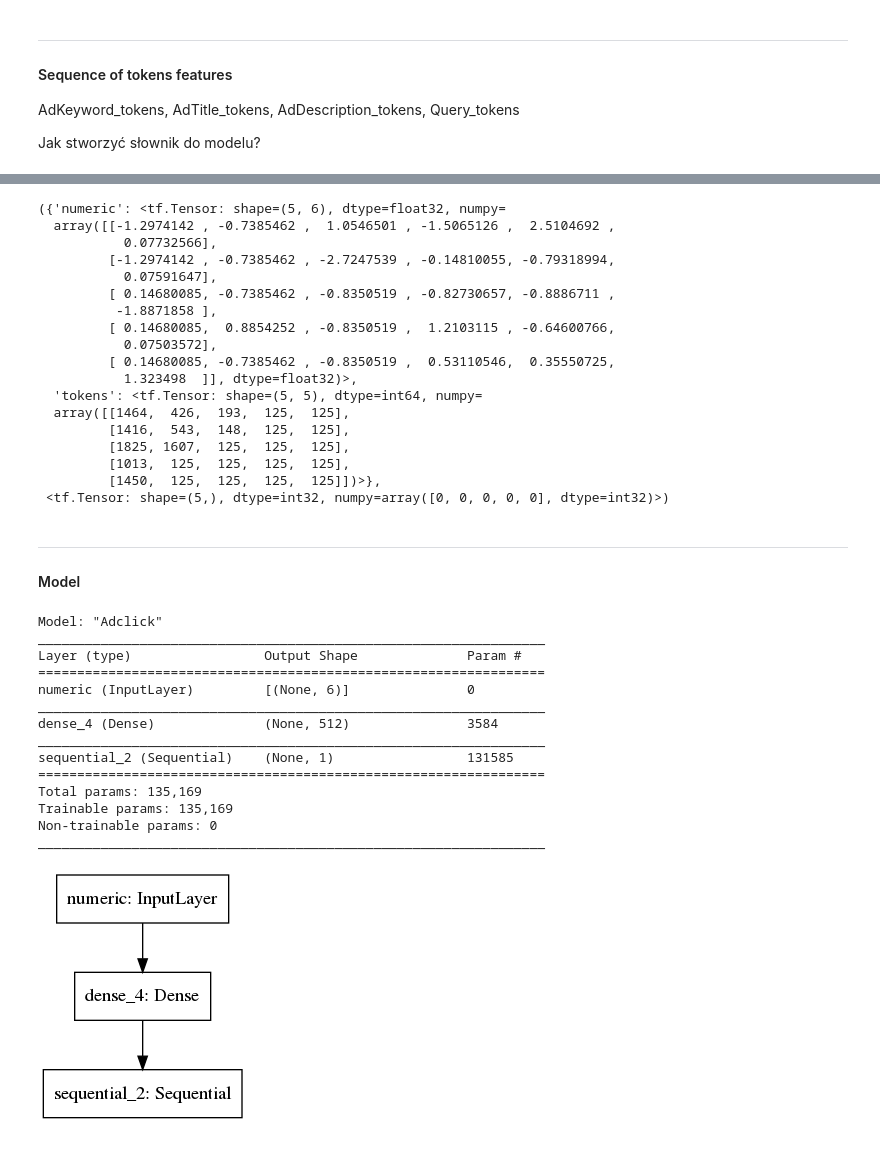
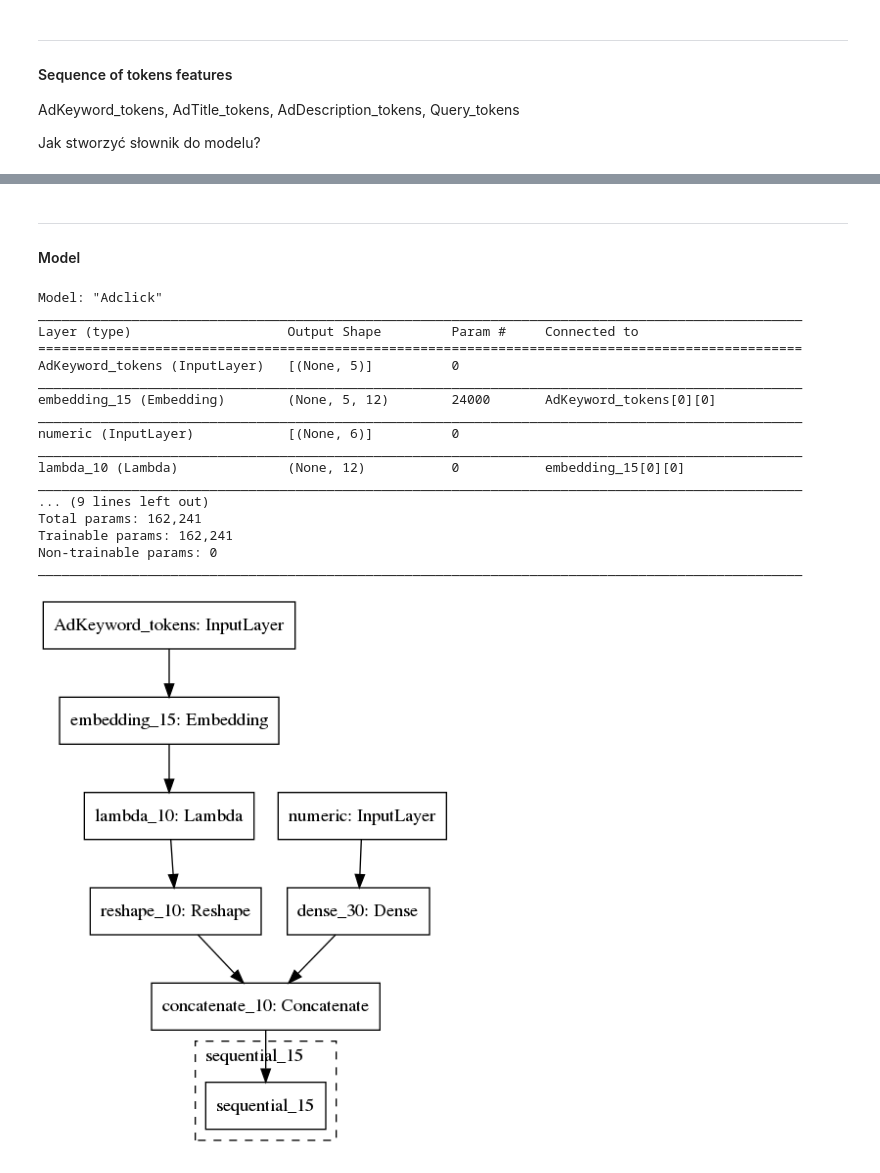
Before and after one commit to kaletap/adclick, a Jupyter notebook: bag_of_words.ipynb, the cells around one changed output, grey strips where cells are left out. Cells and saved outputs as stored; diff of their text form; code cells hidden in the pictures.

Commit message:
Finally working bag of words model.

```diff
--- a/bag_of_words.ipynb
+++ b/bag_of_words.ipynb
@@ -91,24 +60,3 @@ next(iter(train))
-# %%
-next(iter(train_dataset))
-# %% [output]
-({'numeric': <tf.Tensor: shape=(5, 6), dtype=float32, numpy=
-  array([[-1.2974142 , -0.7385462 ,  1.0546501 , -1.5065126 ,  2.5104692 ,
-           0.07732566],
-         [-1.2974142 , -0.7385462 , -2.7247539 , -0.14810055, -0.79318994,
-           0.07591647],
-         [ 0.14680085, -0.7385462 , -0.8350519 , -0.82730657, -0.8886711 ,
-          -1.8871858 ],
-         [ 0.14680085,  0.8854252 , -0.8350519 ,  1.2103115 , -0.64600766,
-           0.07503572],
-         [ 0.14680085, -0.7385462 , -0.8350519 ,  0.53110546,  0.35550725,
-           1.323498  ]], dtype=float32)>,
-  'tokens': <tf.Tensor: shape=(5, 5), dtype=int64, numpy=
-  array([[1464,  426,  193,  125,  125],
-         [1416,  543,  148,  125,  125],
-         [1825, 1607,  125,  125,  125],
-         [1013,  125,  125,  125,  125],
-         [1450,  125,  125,  125,  125]])>},
- <tf.Tensor: shape=(5,), dtype=int32, numpy=array([0, 0, 0, 0, 0], dtype=int32)>)
 # %% [markdown]
 ---
 #### Model
@@ -120,22 +68,22 @@ embedding_layer = tf.keras.layers.Embedding(input_dim=n_words, output_dim=EMBEDD
 x_num_input = tf.keras.Input(shape=(6, ), name="numeric")
 x_num = tf.keras.layers.Dense(512, activation="relu")(x_num_input)
 
-# x_emb_input = tf.keras.Input(shape=(max_length), name="tokens")  # model doesn't work with ragged tensor
-# x_emb = embedding_layer(x_emb_input)
-# x_emb = tf.keras.layers.Lambda(lambda x: tf.reduce_mean(x, axis=1, keepdims=False, name="Average"))(x_emb)
+x_emb_input = tf.keras.Input(shape=(max_length), name="AdKeyword_tokens")  # model doesn't work with ragged tensor
+x_emb = embedding_layer(x_emb_input)
+x_emb = tf.keras.layers.Lambda(lambda x: tf.reduce_mean(x, axis=1, keepdims=False, name="Average"))(x_emb)
 
-# x_emb = tf.keras.layers.Reshape([EMBEDDING_DIM])(x_emb)
+x_emb = tf.keras.layers.Reshape([EMBEDDING_DIM])(x_emb)
 
-# x = tf.keras.layers.Concatenate(axis=-1)([x_num, x_emb])
+x = tf.keras.layers.Concatenate(axis=-1)([x_num, x_emb])
 
 feedforward = tf.keras.Sequential([
     tf.keras.layers.Dense(256, activation="relu"),
     tf.keras.layers.Dense(1, activation="sigmoid", name="prediction"),
 ])
 
-output = feedforward(x_num)
+output = feedforward(x)
 
-model = tf.keras.Model(inputs=[x_num_input], outputs=output, name="Adclick")
+model = tf.keras.Model(inputs=[x_num_input, x_emb_input], outputs=output, name="Adclick")
 
 model.compile(
     optimizer=tf.keras.optimizers.Adam(),
@@ -146,23 +94,26 @@ model.compile(
 model.summary()
 # %% [output]
 Model: "Adclick"
-_________________________________________________________________
-Layer (type)                 Output Shape              Param #
-=================================================================
-numeric (InputLayer)         [(None, 6)]               0
-_________________________________________________________________
-dense_4 (Dense)              (None, 512)               3584
-_________________________________________________________________
-sequential_2 (Sequential)    (None, 1)                 131585
-=================================================================
-Total params: 135,169
-Trainable params: 135,169
+__________________________________________________________________________________________________
+Layer (type)                    Output Shape         Param #     Connected to
+==================================================================================================
+AdKeyword_tokens (InputLayer)   [(None, 5)]          0
+__________________________________________________________________________________________________
+embedding_15 (Embedding)        (None, 5, 12)        24000       AdKeyword_tokens[0][0]
+__________________________________________________________________________________________________
+numeric (InputLayer)            [(None, 6)]          0
+__________________________________________________________________________________________________
+lambda_10 (Lambda)              (None, 12)           0           embedding_15[0][0]
+__________________________________________________________________________________________________
+... (9 lines left out)
+Total params: 162,241
+Trainable params: 162,241
 Non-trainable params: 0
-_________________________________________________________________
+__________________________________________________________________________________________________
 # %%
-tf.keras.utils.plot_model(model)
+tf.keras.utils.plot_model(model, expand_nested=True)
 # %% [output]
-[figure, old version]
+[figure, new version]
 # %%
 def schedule(epoch, lr):
     print(epoch)
```
Also changed, not shown: parts of 8 cells of this notebook, 2 other files.
